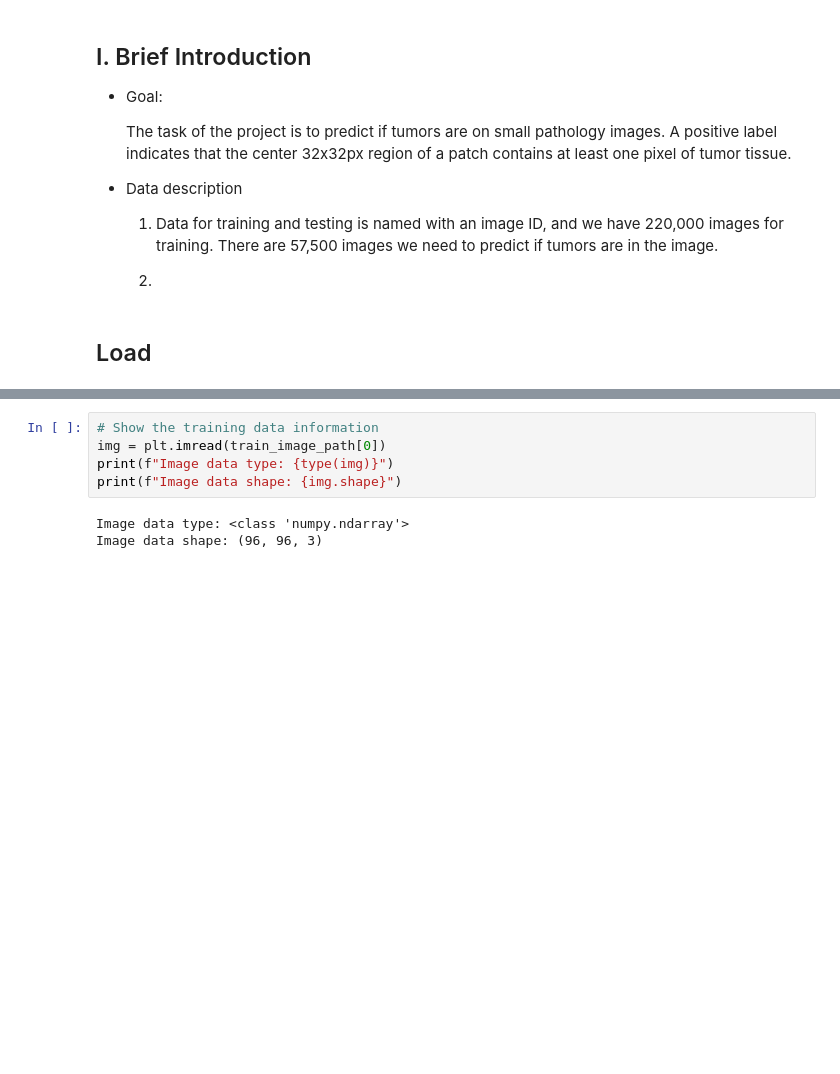
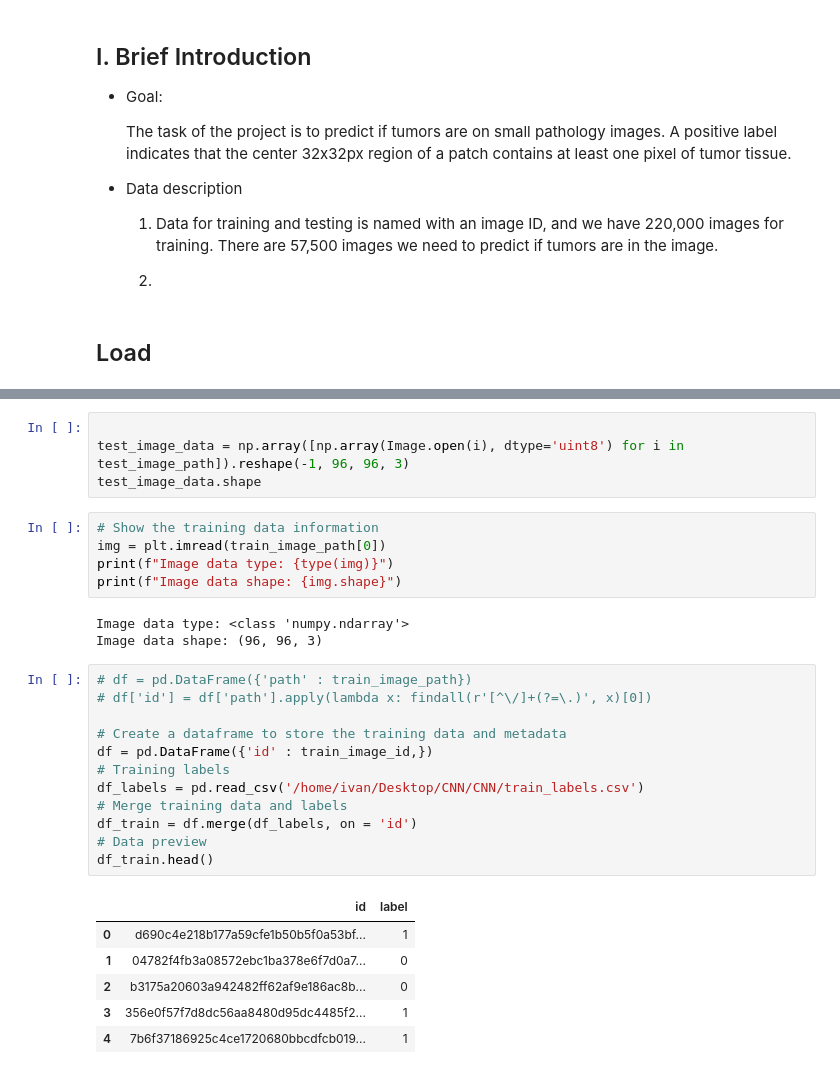
Before and after one commit to IvanLiuTW/code, a Jupyter notebook: cancer_detection.ipynb, the cells around one changed output, grey strips where cells are left out. Saved outputs shown, nothing was run; the diff lists cells and outputs as text; blank space fills up the shorter version.

```diff
--- a/cancer_detection.ipynb
+++ b/cancer_detection.ipynb
@@ -45,3 +70,7 @@ train_image_path[0]
+# %%
+
+test_image_data = np.array([np.array(Image.open(i), dtype='uint8') for i in test_image_path]).reshape(-1, 96, 96, 3)
+test_image_data.shape
 # %%
 # Show the training data information
 img = plt.imread(train_image_path[0])
@@ -50,3 +79,22 @@ print(f"Image data shape: {img.shape}")
 # %% [output]
 Image data type: <class 'numpy.ndarray'>
 Image data shape: (96, 96, 3)
+# %%
+# df = pd.DataFrame({'path' : train_image_path})
+# df['id'] = df['path'].apply(lambda x: findall(r'[^\/]+(?=\.)', x)[0])
+
+# Create a dataframe to store the training data and metadata
+df = pd.DataFrame({'id' : train_image_id,})
+# Training labels
+df_labels = pd.read_csv('/home/ivan/Desktop/CNN/CNN/train_labels.csv')
+# Merge training data and labels
+df_train = df.merge(df_labels, on = 'id')
+# Data preview
+df_train.head()
+# %% [output]
+|  | id | label |
+| 0 | d690c4e218b177a59cfe1b50b5f0a53bf... | 1 |
+| 1 | 04782f4fb3a08572ebc1ba378e6f7d0a7... | 0 |
+| 2 | b3175a20603a942482ff62af9e186ac8b... | 0 |
+| 3 | 356e0f57f7d8dc56aa8480d95dc4485f2... | 1 |
+| 4 | 7b6f37186925c4ce1720680bbcdfcb019... | 1 |
```
Also changed, not shown: parts of 23 cells of this notebook.
